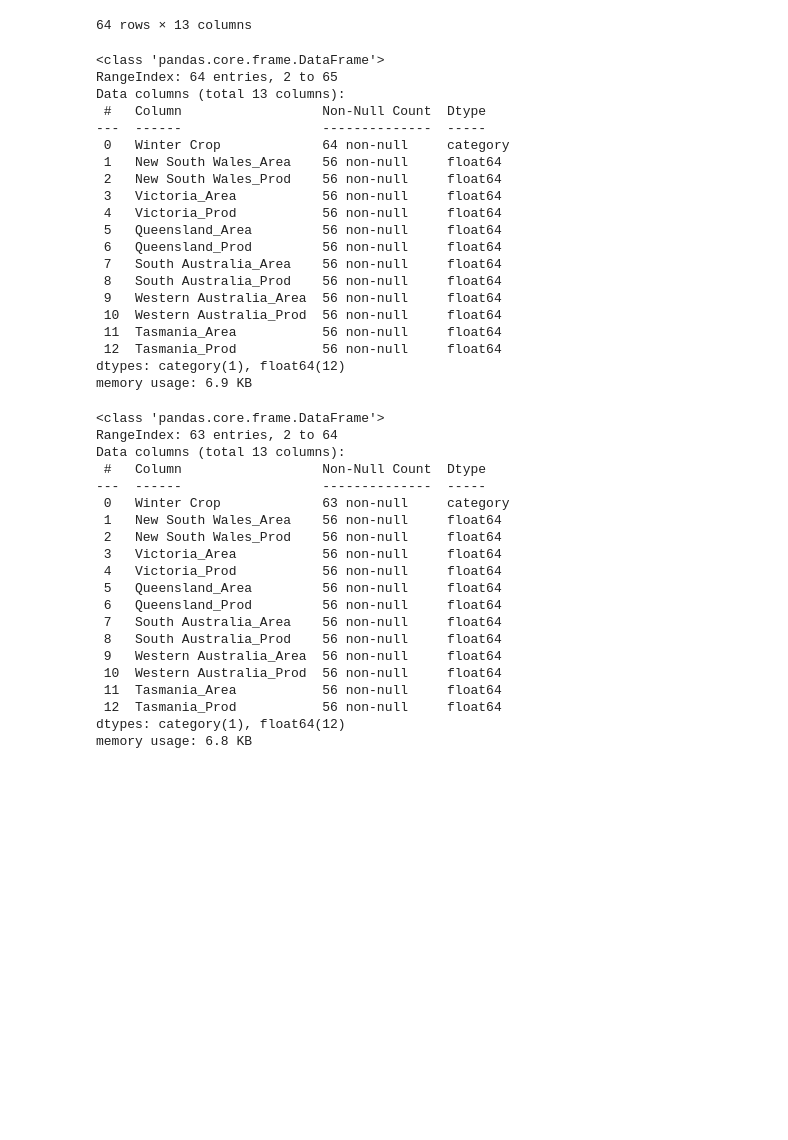
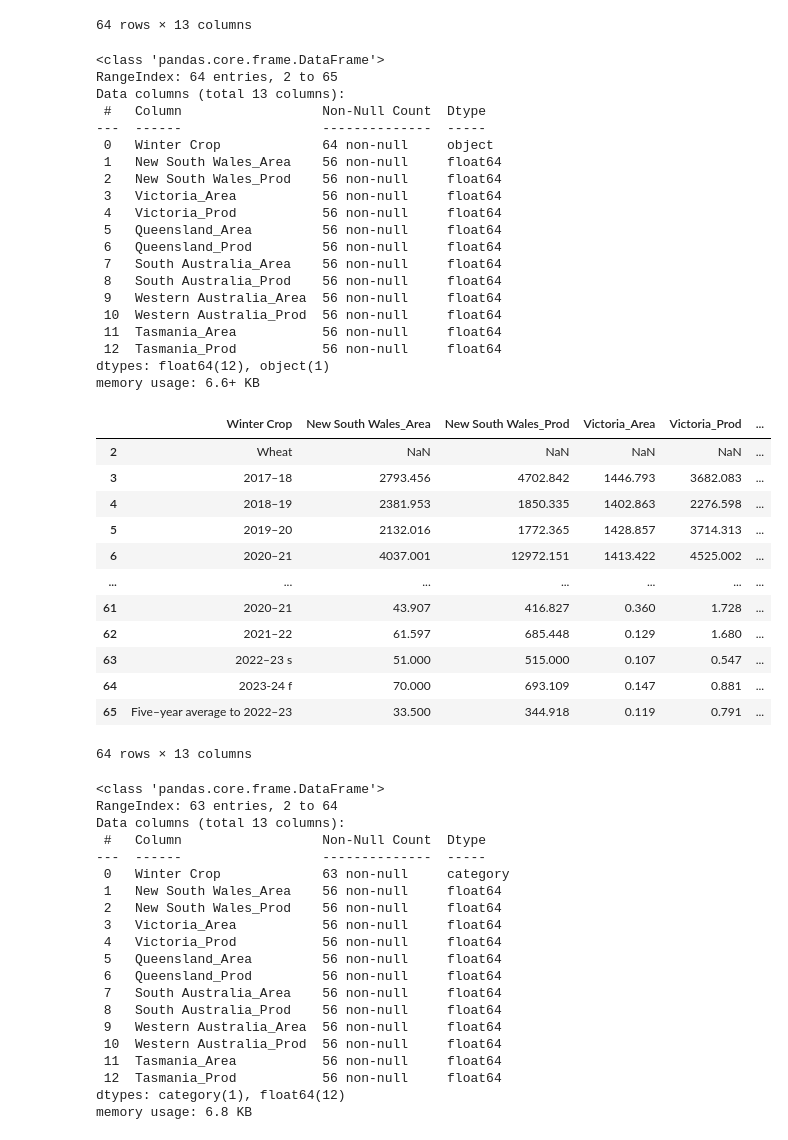
Before and after one commit to Moisebea/Crop_Report, a Jupyter notebook: OneDrive/Documents/Bureau/ABARES Dec Crop Report/Scraped_and_cleaned_data.ipynb, the cells around one changed output. Drawn from its saved outputs; the diff is of its cells as text; code cells hidden in the pictures; blank space fills up the shorter version.

```diff
--- a/OneDrive/Documents/Bureau/ABARES Dec Crop Report/Scraped_and_cleaned_data.ipynb
+++ b/OneDrive/Documents/Bureau/ABARES Dec Crop Report/Scraped_and_cleaned_data.ipynb
@@ -1139,6 +1130,6 @@ Table_14
 # %%
-Table_14 = Table_14.drop(columns=['Unnamed: 0'], axis=1)
-Table_14
+Table_13 = Table_13.drop(columns=['Unnamed: 0'], axis=1)
+Table_13
 # %% [output]
 |  | Winter Crop | New South Wales_Area | New South Wales_Prod | Victoria_Area | Victoria_Prod | ... |
 | 0 | NaN | area | prod. | area | prod. | ... |
@@ -1154,9 +1145,9 @@ Table_14
 | 65 | Five–year average to 2022–23 | 33.5 | 344.918 | 0.119 | 0.791 | ... |
 66 rows × 13 columns
 # %%
-Table_14 = Table_14.drop(index=[0,1],axis= 0)
-Table_14.reset_index(drop=True)
-Table_14
+Table_13 = Table_13.drop(index=[0,1],axis= 0)
+Table_13.reset_index(drop=True)
+Table_13
 # %% [output]
 |  | Winter Crop | New South Wales_Area | New South Wales_Prod | Victoria_Area | Victoria_Prod | ... |
 | 2 | Wheat | NaN | NaN | NaN | NaN | ... |
@@ -1172,23 +1163,23 @@ Table_14
 | 65 | Five–year average to 2022–23 | 33.5 | 344.918 | 0.119 | 0.791 | ... |
 64 rows × 13 columns
 # %%
-Table_14['Winter Crop'] = Table_14['Winter Crop'].astype('category')
+Table_13['Winter Crop'] = Table_13['Winter Crop'].astype('category')
 # %%
 col_names = ['New South Wales_Area', 'New South Wales_Prod',
        'Victoria_Area', 'Victoria_Prod', 'Queensland_Area', 'Queensland_Prod', 'South Australia_Area',
        'South Australia_Prod', 'Western Australia_Area', 'Western Australia_Prod', 'Tasmania_Area',
        'Tasmania_Prod']
 for col in col_names:
-    Table_14[col] = Table_14[col].astype('float')
+    Table_13[col] = Table_13[col].astype('float')
 # %%
-Table_14.info()
+Table_13.info()
 # %% [output]
 <class 'pandas.core.frame.DataFrame'>
 RangeIndex: 64 entries, 2 to 65
 Data columns (total 13 columns):
  #   Column                  Non-Null Count  Dtype
 ---  ------                  --------------  -----
- 0   Winter Crop             64 non-null     category
+ 0   Winter Crop             64 non-null     object
  1   New South Wales_Area    56 non-null     float64
  2   New South Wales_Prod    56 non-null     float64
  3   Victoria_Area           56 non-null     float64
@@ -1201,6 +1192,22 @@ Data columns (total 13 columns):
  10  Western Australia_Prod  56 non-null     float64
  11  Tasmania_Area           56 non-null     float64
  12  Tasmania_Prod           56 non-null     float64
-dtypes: category(1), float64(12)
-memory usage: 6.9 KB
+dtypes: float64(12), object(1)
+memory usage: 6.6+ KB
+# %%
+Table_13
+# %% [output]
+|  | Winter Crop | New South Wales_Area | New South Wales_Prod | Victoria_Area | Victoria_Prod | ... |
+| 2 | Wheat | NaN | NaN | NaN | NaN | ... |
+| 3 | 2017–18 | 2793.456 | 4702.842 | 1446.793 | 3682.083 | ... |
+| 4 | 2018–19 | 2381.953 | 1850.335 | 1402.863 | 2276.598 | ... |
+| 5 | 2019–20 | 2132.016 | 1772.365 | 1428.857 | 3714.313 | ... |
+| 6 | 2020–21 | 4037.001 | 12972.151 | 1413.422 | 4525.002 | ... |
+| ... | ... | ... | ... | ... | ... | ... |
+| 61 | 2020–21 | 43.907 | 416.827 | 0.360 | 1.728 | ... |
+| 62 | 2021–22 | 61.597 | 685.448 | 0.129 | 1.680 | ... |
+| 63 | 2022–23 s | 51.000 | 515.000 | 0.107 | 0.547 | ... |
+| 64 | 2023-24 f | 70.000 | 693.109 | 0.147 | 0.881 | ... |
+| 65 | Five–year average to 2022–23 | 33.500 | 344.918 | 0.119 | 0.791 | ... |
+64 rows × 13 columns
 # %%
```
Also changed, not shown: parts of 23 cells of this notebook, 2 other files.
